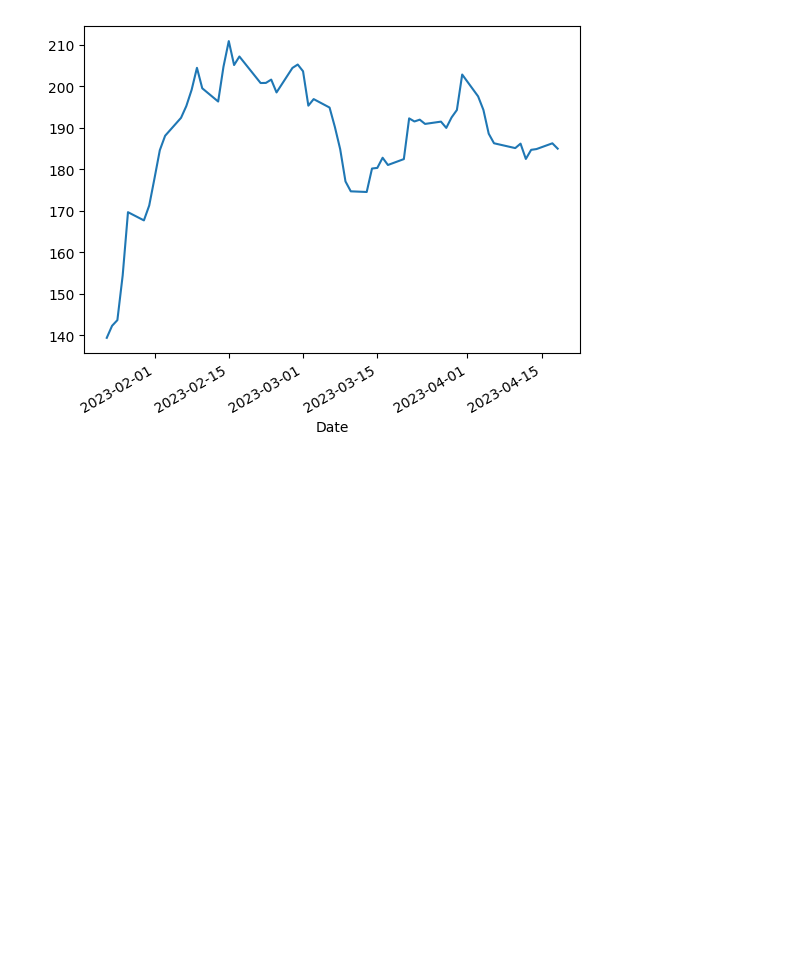
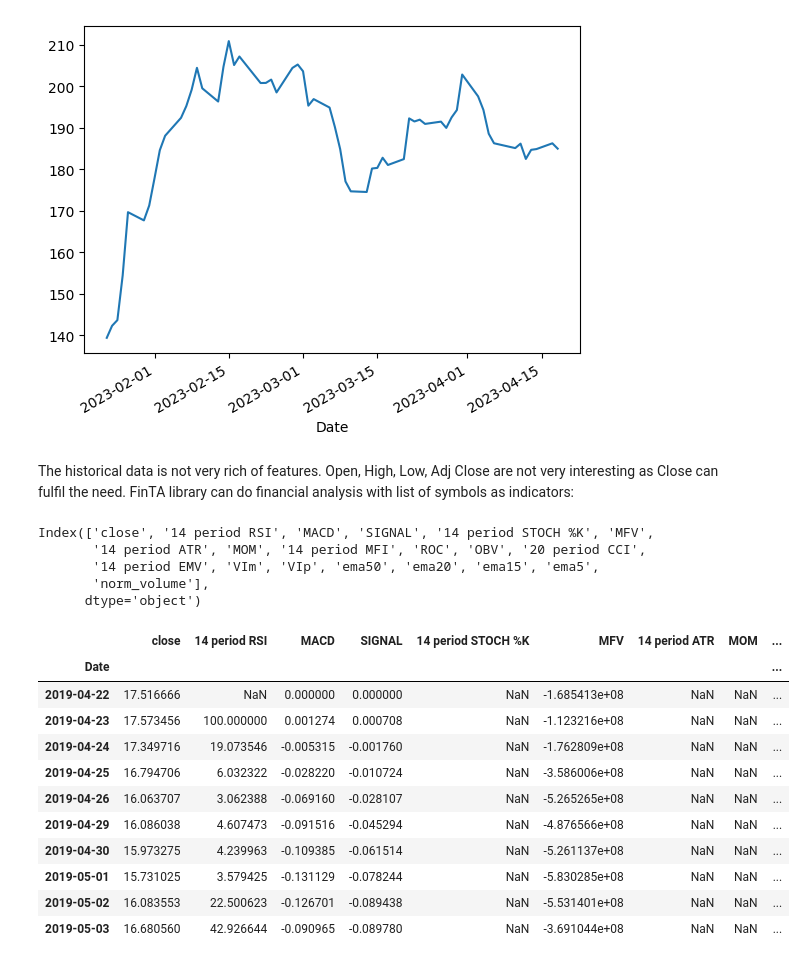
Before and after one commit to m-berggren/ml-stock-prediction, a Jupyter notebook: stock_forecast_prediction.ipynb, the cells around one changed output. Cells and saved outputs as stored; diff of their text form; code cells hidden in the pictures; blank space fills up the shorter version.

Commit message:
apr19 upd - finta added

```diff
--- a/stock_forecast_prediction.ipynb
+++ b/stock_forecast_prediction.ipynb
@@ -47,3 +51,38 @@ temp['Close'].plot()
 # %% [output]
 <Axes: xlabel='Date'>
 [figure]
+# %% [markdown]
+The historical data is not very rich of features. Open, High, Low, Adj Close are not very interesting as Close can fulfil the need. FinTA library can do financial analysis with list of symbols as indicators:
+# %%
+from finta import TA
+
+INDICATORS = ['RSI', 'MACD', 'STOCH','ADL', 'ATR', 'MOM', 'MFI', 'ROC', 'OBV', 'CCI', 'EMV', 'VORTEX']
+# %%
+# Lower columns needed for finta processing
+data.columns = data.columns.str.lower()
+
+for indicator in INDICATORS:
+    indicator_data = eval(f'TA.{indicator}(data)')
+
+    # Add indicator to dataframe
+    data = data.merge(indicator_data, left_index=True, right_index=True)
+data.columns = data.columns.str.replace('.', '')
+
+# Calculate moving averages for features
+data['ema50'] = data['close'].ewm(50).mean()
+data['ema20'] = data['close'].ewm(20).mean()
+data['ema15'] = data['close'].ewm(15).mean()
+data['ema5'] = data['close'].ewm(5).mean()
+
+# We can use normalized volume instead of actual
+data['norm_volume'] = data['volume'] / data['volume'].ewm(5).mean()
+# Drop unnecessary columns
+data.drop(columns=['open', 'high', 'low', 'adj close', 'volume'], axis=1, inplace=True)
+
+data.columns
+# %% [output]
+Index(['close', '14 period RSI', 'MACD', 'SIGNAL', '14 period STOCH %K', 'MFV',
+       '14 period ATR', 'MOM', '14 period MFI', 'ROC', 'OBV', '20 period CCI',
+       '14 period EMV', 'VIm', 'VIp', 'ema50', 'ema20', 'ema15', 'ema5',
+       'norm_volume'],
+      dtype='object')
@@ -49,0 +91,15 @@ temp['Close'].plot()
+# %%
+data.head(10)
+# %% [output]
+|  | close | 14 period RSI | MACD | SIGNAL | 14 period STOCH %K | MFV | 14 period ATR | MOM | ... |
+| Date |  |  |  |  |  |  |  |  | ... |
+| 2019-04-22 | 17.516666 | NaN | 0.000000 | 0.000000 | NaN | -1.685413e+08 | NaN | NaN | ... |
+| 2019-04-23 | 17.573456 | 100.000000 | 0.001274 | 0.000708 | NaN | -1.123216e+08 | NaN | NaN | ... |
+| 2019-04-24 | 17.349716 | 19.073546 | -0.005315 | -0.001760 | NaN | -1.762809e+08 | NaN | NaN | ... |
+| 2019-04-25 | 16.794706 | 6.032322 | -0.028220 | -0.010724 | NaN | -3.586006e+08 | NaN | NaN | ... |
+| 2019-04-26 | 16.063707 | 3.062388 | -0.069160 | -0.028107 | NaN | -5.265265e+08 | NaN | NaN | ... |
+| 2019-04-29 | 16.086038 | 4.607473 | -0.091516 | -0.045294 | NaN | -4.876566e+08 | NaN | NaN | ... |
+| 2019-04-30 | 15.973275 | 4.239963 | -0.109385 | -0.061514 | NaN | -5.261137e+08 | NaN | NaN | ... |
+| 2019-05-01 | 15.731025 | 3.579425 | -0.131129 | -0.078244 | NaN | -5.830285e+08 | NaN | NaN | ... |
+| 2019-05-02 | 16.083553 | 22.500623 | -0.126701 | -0.089438 | NaN | -5.531401e+08 | NaN | NaN | ... |
+| 2019-05-03 | 16.680560 | 42.926644 | -0.090965 | -0.089780 | NaN | -3.691044e+08 | NaN | NaN | ... |
```
Also changed, not shown: parts of 9 cells of this notebook, 2 other files.
